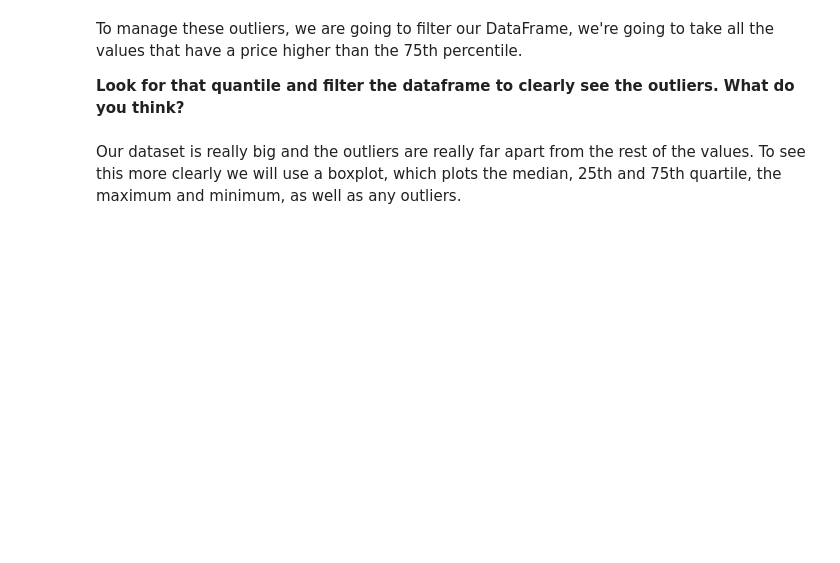
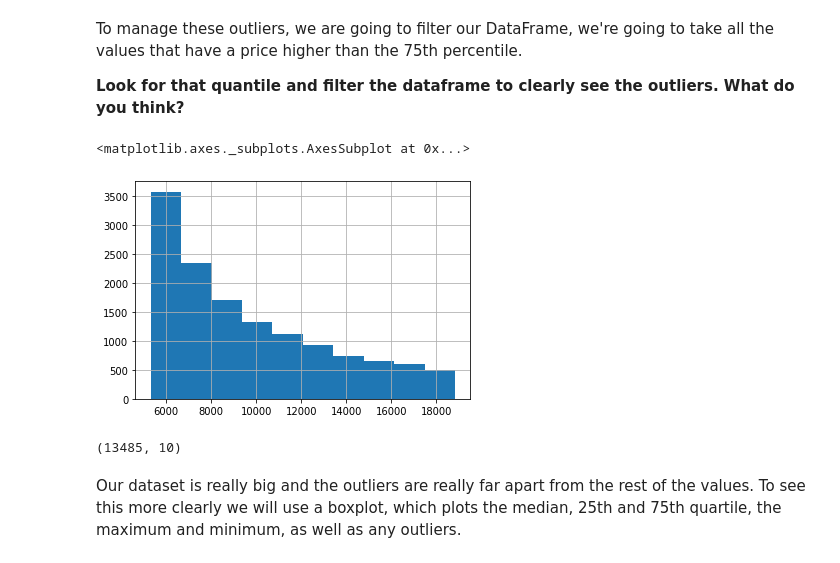
Before and after one commit to ta-data-lis/M2-mini-project1, a Jupyter notebook: 1.-Data Cleaning.ipynb, the cells around one changed output. Drawn from its saved outputs; the diff is of its cells as text; code cells hidden in the pictures; blank space fills up the shorter version.

```diff
--- a/1.-Data Cleaning.ipynb
+++ b/1.-Data Cleaning.ipynb
@@ -91,3 +126,7 @@ Changing the data type to the one we needs can help us to solve a lot of problem
+# %%
+Cut_numbered['cut'] = Cut_numbered['cut'].astype('int64')
+Cut_numbered['color'] = Cut_numbered['color'].astype('int64')
+Cut_numbered['clarity'] = Cut_numbered['clarity'].astype('int64')
 # %% [markdown]
 # 2. A deeper look: checking the basic statistics.
 
@@ -117,0 +175,12 @@ For those 12 rows, we will create a function that applies the formula given in t
+# %%
+rows_to_fill = Cut_numbered[(Cut_numbered['z'] == 0) & (Cut_numbered['y'] != 0) & (Cut_numbered['x'] != 0)]
+def calculate_z(row):
+    change = rows_to_fill
+    ((change.iloc[:,8] + change.iloc[:,9]) /2) / (change.iloc[:,5]/100)
+    return ['z']
+# %%
+filled_rows = [calculate_z(x) for x in rows_to_fill.index]
+dict_z = dict(zip(rows_to_fill.index, filled_rows))
+
+Cut_numbered['z'].update(pd.Series(dict_z))
+Cut_numbered
@@ -129,0 +195,2 @@ To replace them we can use the pandas .replace() method and np.NaN.
+# %%
+Cut_numbered.loc[Cut_numbered['z'] == 0,'z'] = np.nan
@@ -157,3 +241,13 @@ To manage these outliers, we are going to filter our DataFrame, we're going to t
+# %%
+Filtering = Cut_numbered[(Cut_numbered['price'] > 5324.25)]
+Filtering['price'].hist()
+# %% [output]
+<matplotlib.axes._subplots.AxesSubplot at 0x...>
+[figure, added]
+# %%
+"""There are a lot of the values in the first part. """
+# %% [output]
+(13485, 10)
 # %% [markdown]
 Our dataset is really big and the outliers are really far apart from the rest of the values. To see this more clearly we will use a boxplot, which plots the median, 25th and 75th quartile, the maximum and minimum, as well as any outliers.
 # %%
```
Also changed, not shown: parts of 54 cells of this notebook, 2 other files.
